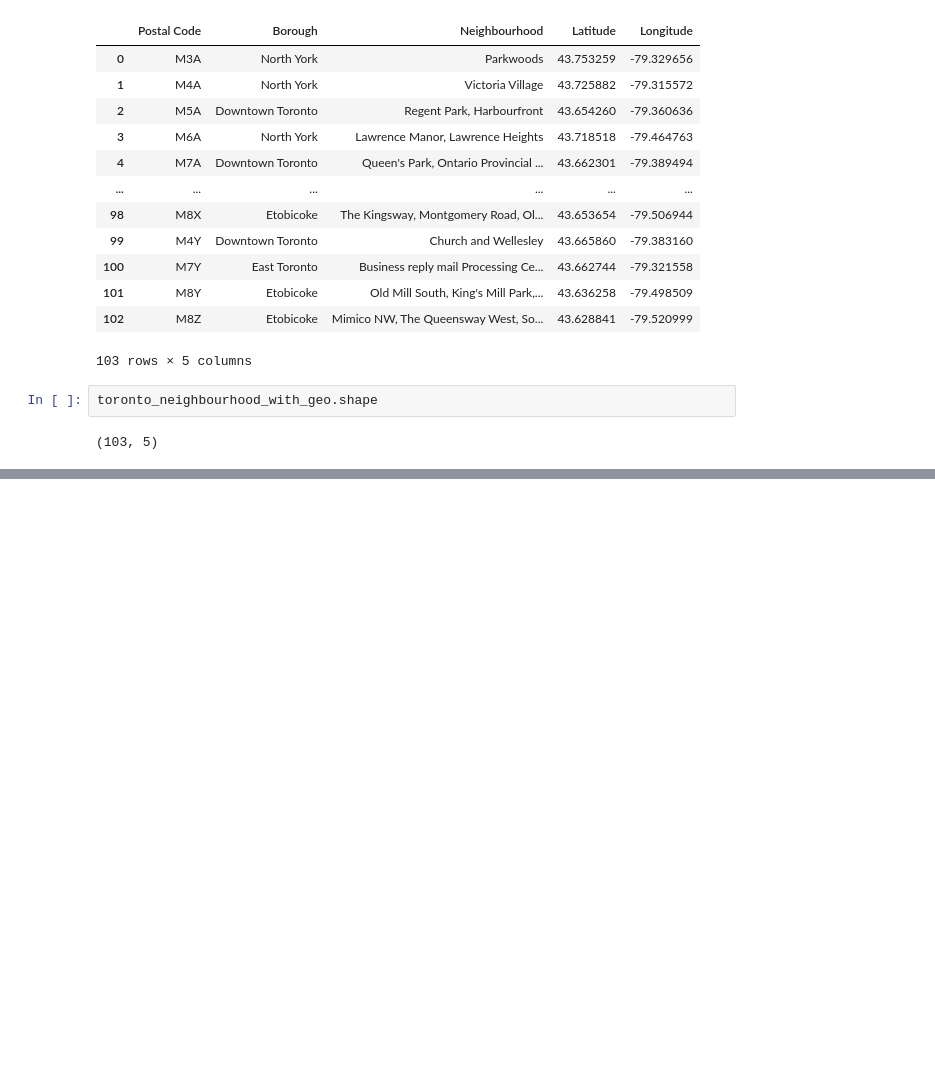
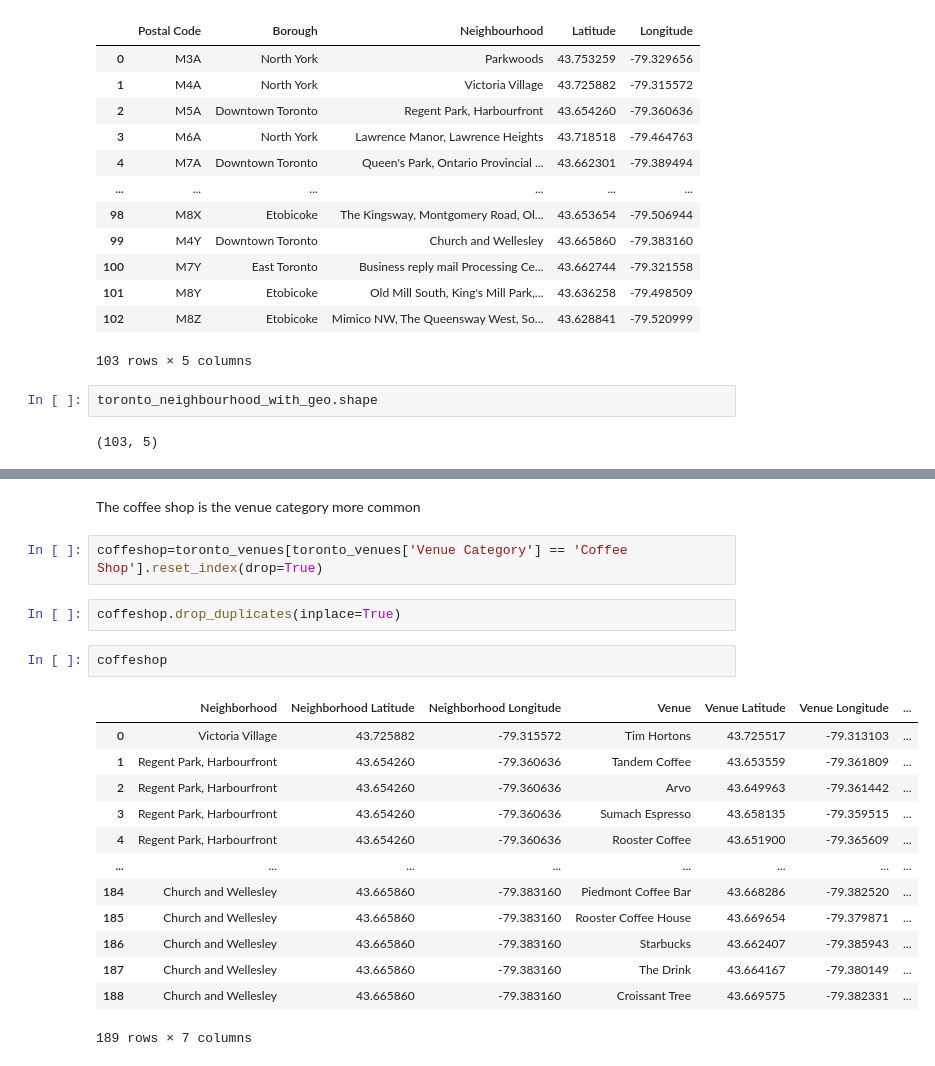
Before and after one commit to vchaves123/Coursera_Capstone, a Jupyter notebook: Segmenting and Clustering Neighborhoods in Toronto.ipynb, the cells around one changed output, grey strips where cells are left out. Cells and saved outputs as stored; diff of their text form; blank space fills up the shorter version.

```diff
--- a/Segmenting and Clustering Neighborhoods in Toronto.ipynb
+++ b/Segmenting and Clustering Neighborhoods in Toronto.ipynb
@@ -152,0 +348,22 @@ toronto_neighbourhood_with_geo.shape
+# %% [markdown]
+The coffee shop is the venue category more common
+# %%
+coffeshop=toronto_venues[toronto_venues['Venue Category'] == 'Coffee Shop'].reset_index(drop=True)
+# %%
+coffeshop.drop_duplicates(inplace=True)
+# %%
+coffeshop
+# %% [output]
+|  | Neighborhood | Neighborhood Latitude | Neighborhood Longitude | Venue | Venue Latitude | Venue Longitude | ... |
+| 0 | Victoria Village | 43.725882 | -79.315572 | Tim Hortons | 43.725517 | -79.313103 | ... |
+| 1 | Regent Park, Harbourfront | 43.654260 | -79.360636 | Tandem Coffee | 43.653559 | -79.361809 | ... |
+| 2 | Regent Park, Harbourfront | 43.654260 | -79.360636 | Arvo | 43.649963 | -79.361442 | ... |
+| 3 | Regent Park, Harbourfront | 43.654260 | -79.360636 | Sumach Espresso | 43.658135 | -79.359515 | ... |
+| 4 | Regent Park, Harbourfront | 43.654260 | -79.360636 | Rooster Coffee | 43.651900 | -79.365609 | ... |
+| ... | ... | ... | ... | ... | ... | ... | ... |
+| 184 | Church and Wellesley | 43.665860 | -79.383160 | Piedmont Coffee Bar | 43.668286 | -79.382520 | ... |
+| 185 | Church and Wellesley | 43.665860 | -79.383160 | Rooster Coffee House | 43.669654 | -79.379871 | ... |
+| 186 | Church and Wellesley | 43.665860 | -79.383160 | Starbucks | 43.662407 | -79.385943 | ... |
+| 187 | Church and Wellesley | 43.665860 | -79.383160 | The Drink | 43.664167 | -79.380149 | ... |
+| 188 | Church and Wellesley | 43.665860 | -79.383160 | Croissant Tree | 43.669575 | -79.382331 | ... |
+189 rows × 7 columns
```
Also changed, not shown: parts of 29 cells of this notebook.
